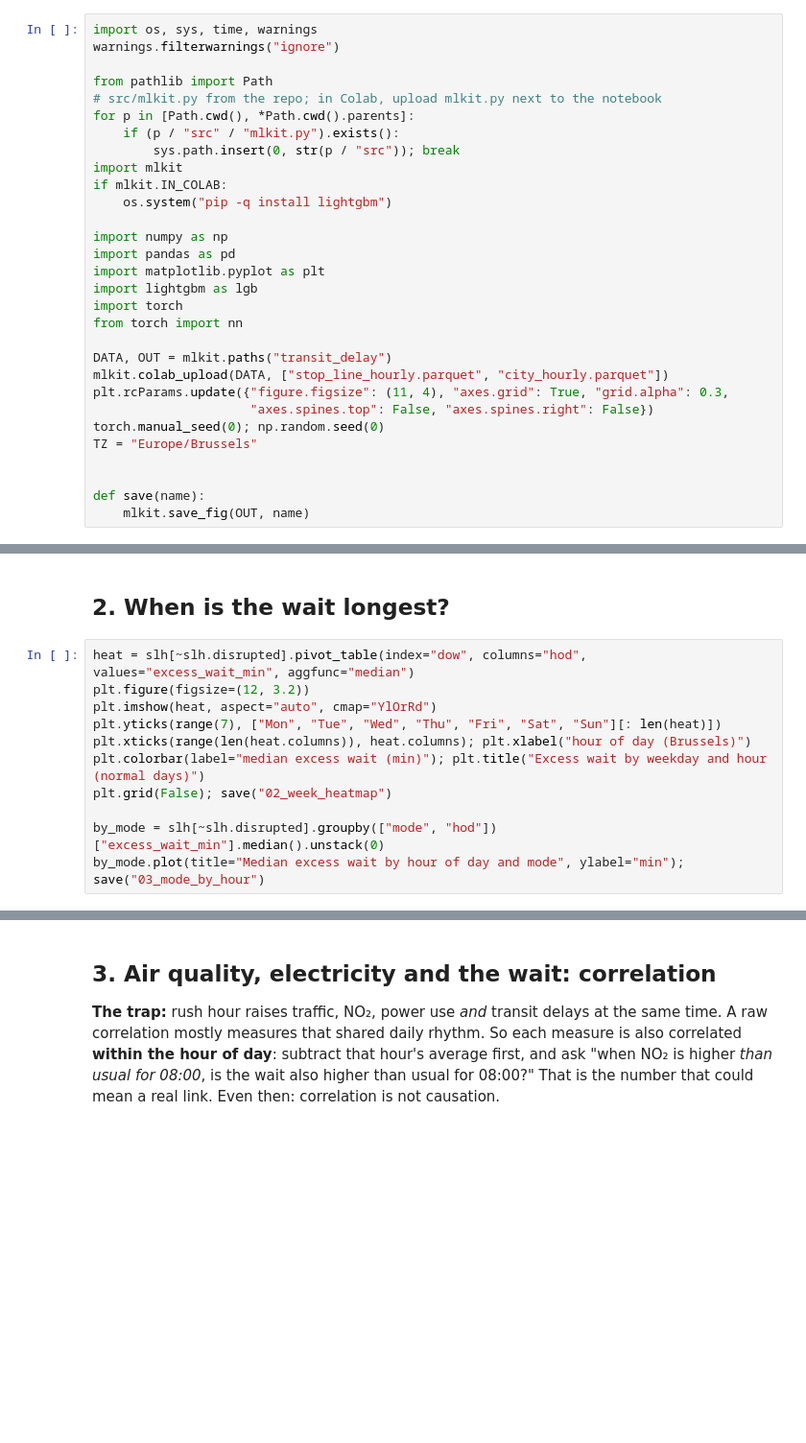
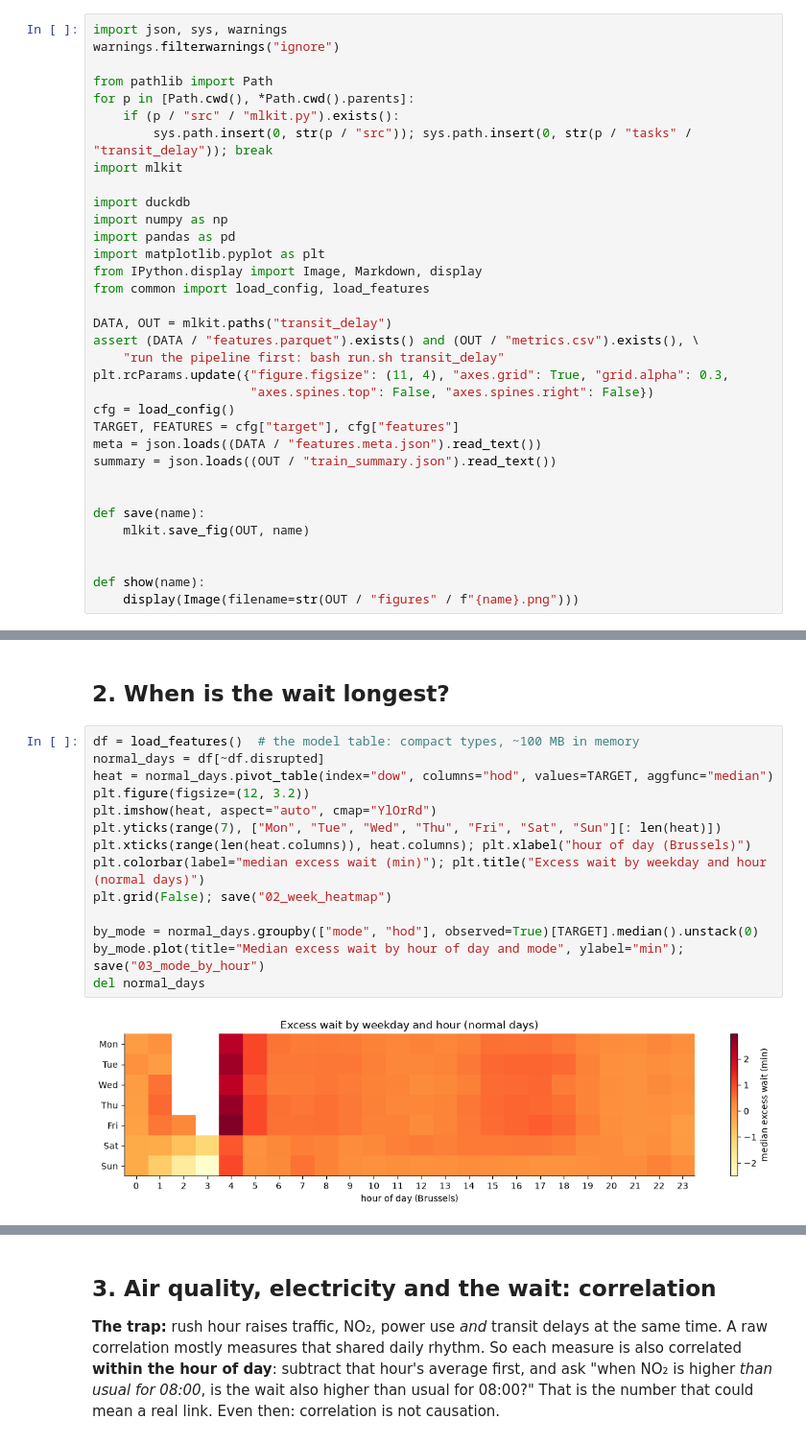
Before and after one commit to Huntsama/brussels-transit-ml, a Jupyter notebook: outputs/transit_delay/notebook.ipynb, the cells around one changed output, grey strips where cells are left out. Shown at 96% size. Drawn from its saved outputs; the diff is of its cells as text; blank space fills up the shorter version.

```diff
--- a/outputs/transit_delay/notebook.ipynb
+++ b/outputs/transit_delay/notebook.ipynb
@@ -18,30 +29,34 @@ Runs on a laptop CPU in a few minutes. In Colab: upload the two Parquet files fr
 # %%
-import os, sys, time, warnings
+import json, sys, warnings
 warnings.filterwarnings("ignore")
 
 from pathlib import Path
-# src/mlkit.py from the repo; in Colab, upload mlkit.py next to the notebook
 for p in [Path.cwd(), *Path.cwd().parents]:
     if (p / "src" / "mlkit.py").exists():
-        sys.path.insert(0, str(p / "src")); break
+        sys.path.insert(0, str(p / "src")); sys.path.insert(0, str(p / "tasks" / "transit_delay")); break
 import mlkit
-if mlkit.IN_COLAB:
-    os.system("pip -q install lightgbm")
 
+import duckdb
 import numpy as np
 import pandas as pd
 import matplotlib.pyplot as plt
-import lightgbm as lgb
-import torch
-from torch import nn
+from IPython.display import Image, Markdown, display
+from common import load_config, load_features
 
 DATA, OUT = mlkit.paths("transit_delay")
-mlkit.colab_upload(DATA, ["stop_line_hourly.parquet", "city_hourly.parquet"])
+assert (DATA / "features.parquet").exists() and (OUT / "metrics.csv").exists(), \
+    "run the pipeline first: bash run.sh transit_delay"
 plt.rcParams.update({"figure.figsize": (11, 4), "axes.grid": True, "grid.alpha": 0.3,
                      "axes.spines.top": False, "axes.spines.right": False})
-torch.manual_seed(0); np.random.seed(0)
-TZ = "Europe/Brussels"
+cfg = load_config()
+TARGET, FEATURES = cfg["target"], cfg["features"]
+meta = json.loads((DATA / "features.meta.json").read_text())
+summary = json.loads((OUT / "train_summary.json").read_text())
 
 
 def save(name):
     mlkit.save_fig(OUT, name)
+
+
+def show(name):
+    display(Image(filename=str(OUT / "figures" / f"{name}.png")))
@@ -92,13 +134,18 @@ print(f"clipped {n_clip:,} glitch values ({n_clip / len(slh):.3%}); {len(slh):,}
 # %% [markdown]
 ## 2. When is the wait longest?
 # %%
-heat = slh[~slh.disrupted].pivot_table(index="dow", columns="hod", values="excess_wait_min", aggfunc="median")
+df = load_features()  # the model table: compact types, ~100 MB in memory
+normal_days = df[~df.disrupted]
+heat = normal_days.pivot_table(index="dow", columns="hod", values=TARGET, aggfunc="median")
 plt.figure(figsize=(12, 3.2))
 plt.imshow(heat, aspect="auto", cmap="YlOrRd")
 plt.yticks(range(7), ["Mon", "Tue", "Wed", "Thu", "Fri", "Sat", "Sun"][: len(heat)])
 plt.xticks(range(len(heat.columns)), heat.columns); plt.xlabel("hour of day (Brussels)")
 plt.colorbar(label="median excess wait (min)"); plt.title("Excess wait by weekday and hour (normal days)")
 plt.grid(False); save("02_week_heatmap")
 
-by_mode = slh[~slh.disrupted].groupby(["mode", "hod"])["excess_wait_min"].median().unstack(0)
+by_mode = normal_days.groupby(["mode", "hod"], observed=True)[TARGET].median().unstack(0)
 by_mode.plot(title="Median excess wait by hour of day and mode", ylabel="min"); save("03_mode_by_hour")
+del normal_days
+# %% [output]
+[figure, added]
```
Also changed, not shown: parts of 31 cells of this notebook, 17 other files.
